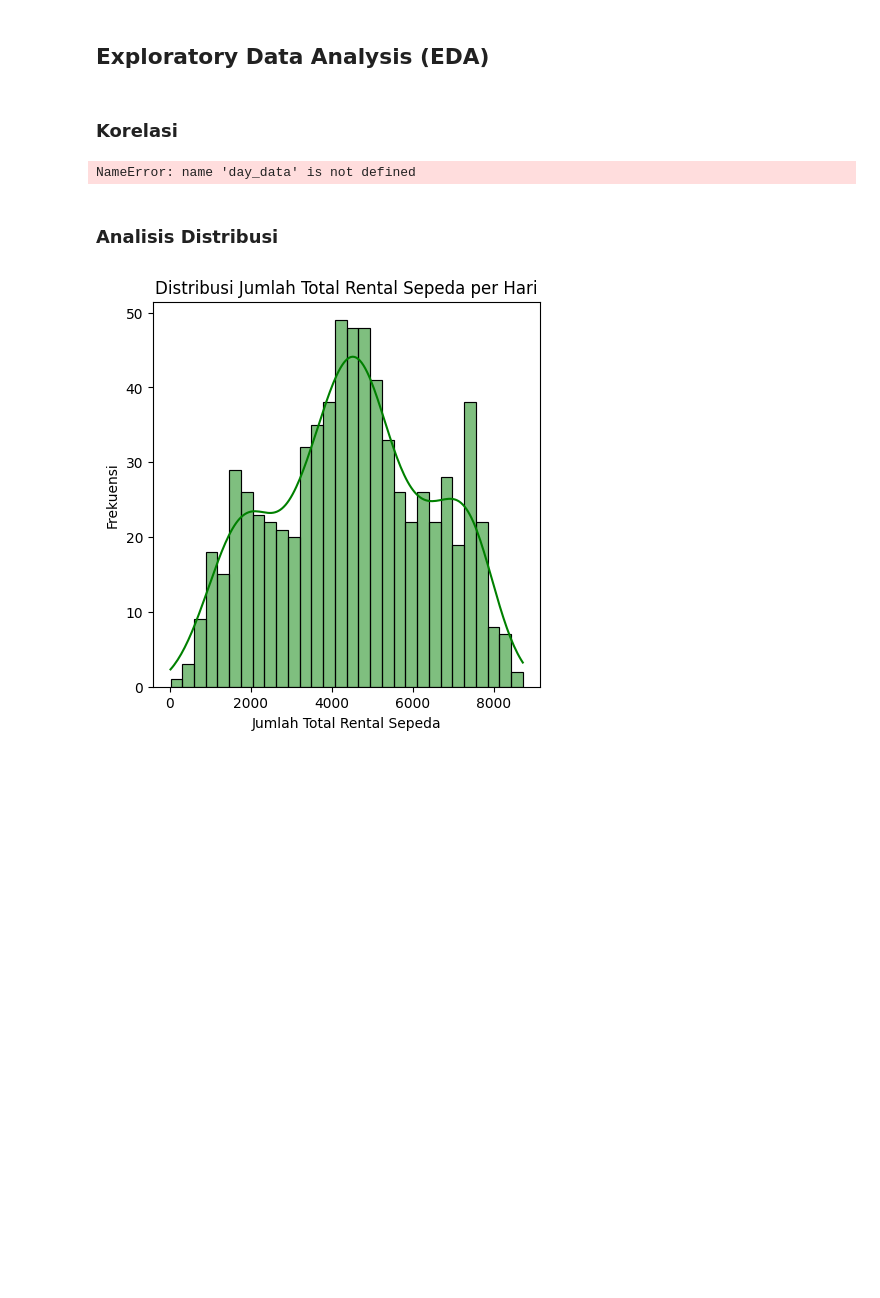
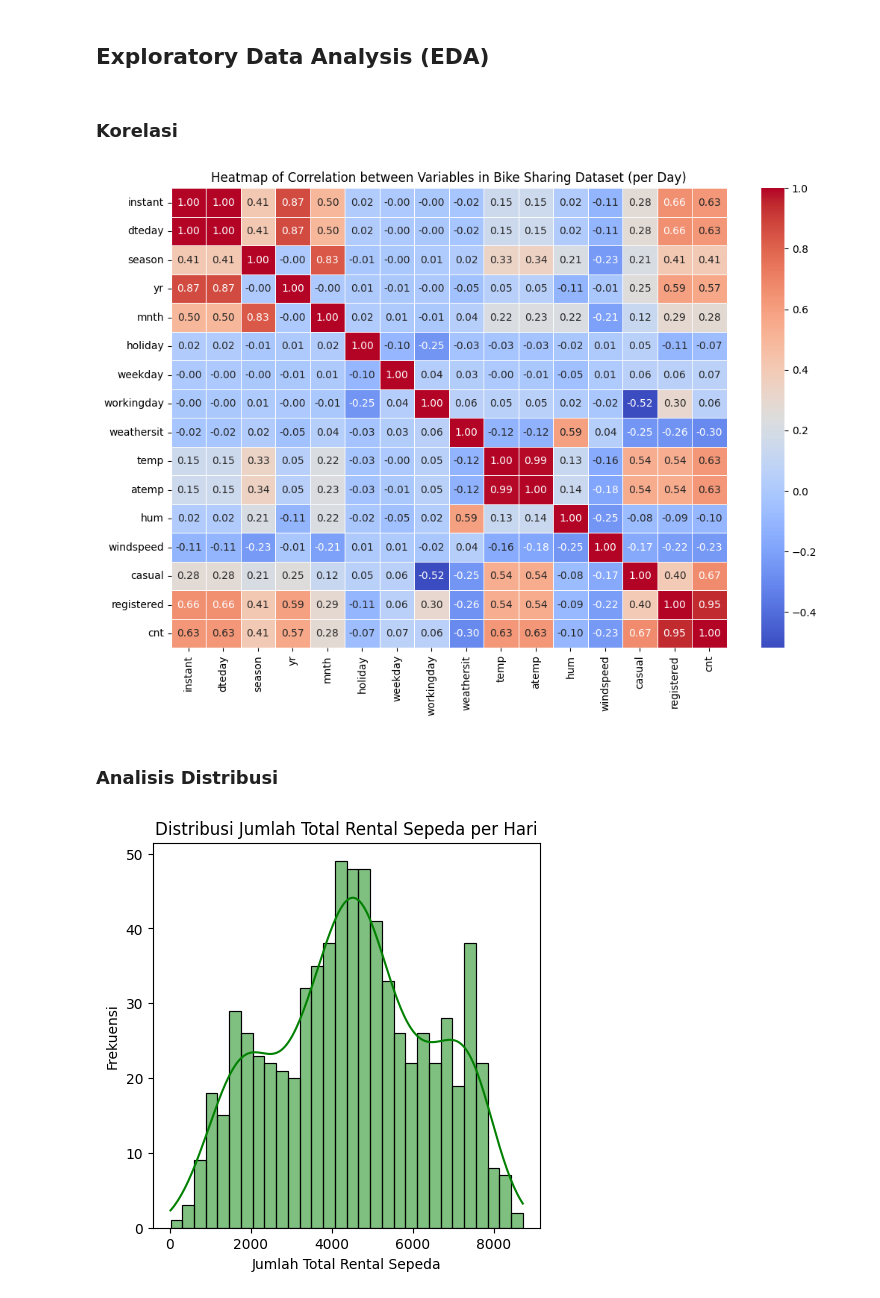
Before and after one commit to kurniagilang/dataset, a Jupyter notebook: notebook.ipynb, the cells around one changed output. Drawn from its saved outputs; the diff is of its cells as text; code cells hidden in the pictures; blank space fills up the shorter version.

```diff
--- a/notebook.ipynb
+++ b/notebook.ipynb
@@ -220,16 +220,20 @@ hour["dteday"] :  datetime64[ns]
 # %% [markdown]
 ### Korelasi
 # %%
-# Hitung matriks korelasi
-correlation_matrix = day_data.corr()
+import pandas as pd
+import seaborn as sns
+import matplotlib.pyplot as plt
 
-# Plot heatmap korelasi
+# Assuming day_data is your DataFrame containing the bike sharing data
+correlation_matrix = day.corr()
+
+# Plot heatmap of correlation
 plt.figure(figsize=(12, 8))
 sns.heatmap(correlation_matrix, annot=True, cmap='coolwarm', fmt=".2f", linewidths=.5)
-plt.title('Heatmap Korelasi antar Variabel pada Dataset Bike Sharing (per Hari)')
+plt.title('Heatmap of Correlation between Variables in Bike Sharing Dataset (per Day)')
 plt.show()
 # %% [output]
-NameError: name 'day_data' is not defined
+[figure, added]
 # %% [markdown]
 ### Analisis Distribusi
 # %%
```
